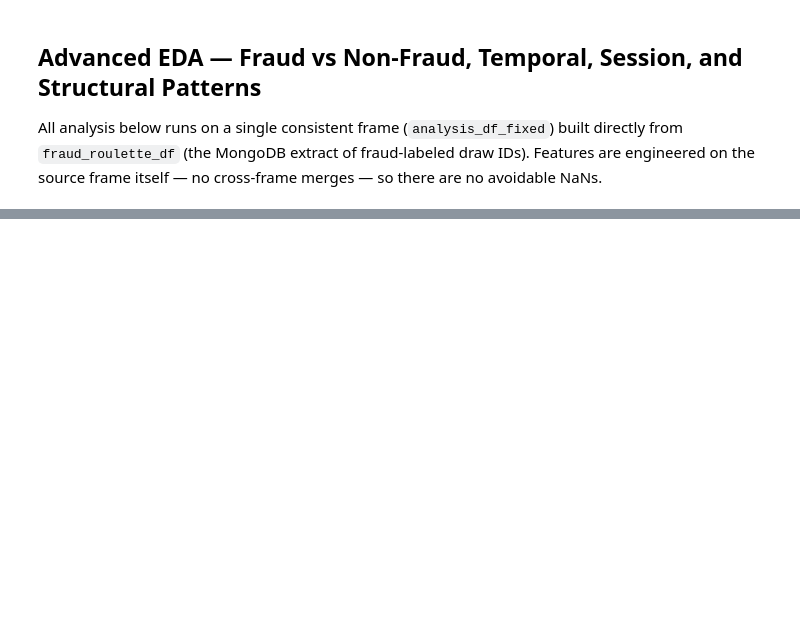
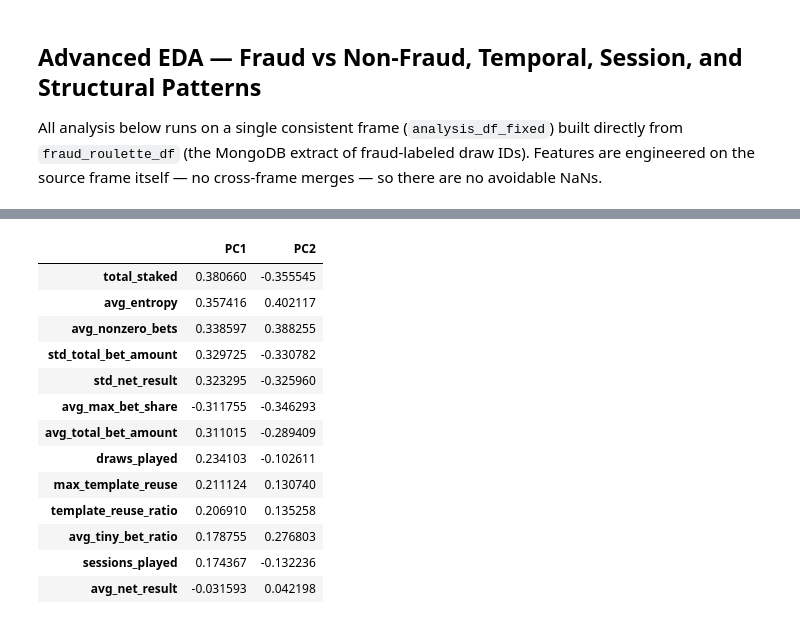
Before and after one commit to AyushDubeyaquagaming/Fraud-Detection, a Jupyter notebook: notebook/fraud_eda.ipynb, the cells around one changed output, grey strips where cells are left out. Saved outputs shown, nothing was run; the diff lists cells and outputs as text; code cells hidden in the pictures; blank space fills up the shorter version.

```diff
--- a/notebook/fraud_eda.ipynb
+++ b/notebook/fraud_eda.ipynb
@@ -2394,0 +3302,54 @@ else:
+# %%
+# What do the scatter plot axes actually mean?
+# PCA loadings tell us which features drive each axis.
+
+loadings = pd.DataFrame(
+    pca.components_.T,
+    index=numeric_player_style_cols,
+    columns=["PC1", "PC2"],
+)
+loadings["abs_PC1"] = loadings["PC1"].abs()
+loadings["abs_PC2"] = loadings["PC2"].abs()
+
+print("=" * 80)
+print("PCA AXIS INTERPRETATION (for CTO)")
+print("=" * 80)
+print(f"PC1 explains {pca.explained_variance_ratio_[0]:.1%} of variance")
+print(f"PC2 explains {pca.explained_variance_ratio_[1]:.1%} of variance")
+print(f"Together they capture {sum(pca.explained_variance_ratio_):.1%} of total player-style variation")
+print()
+
+print("X-AXIS (PC1) — top drivers:")
+for _, r in loadings.sort_values("abs_PC1", ascending=False).head(5).iterrows():
+    direction = "→ right" if r["PC1"] > 0 else "← left"
+    print(f"  {r.name:30s}  loading={r['PC1']:+.3f}  ({direction})")
+
+print()
+print("Y-AXIS (PC2) — top drivers:")
+for _, r in loadings.sort_values("abs_PC2", ascending=False).head(5).iterrows():
+    direction = "↑ up" if r["PC2"] > 0 else "↓ down"
+    print(f"  {r.name:30s}  loading={r['PC2']:+.3f}  ({direction})")
+
+print()
+print("─" * 80)
+print("PLAIN ENGLISH FOR CTO:")
+print("─" * 80)
+
+pc1_top = loadings.sort_values("abs_PC1", ascending=False).head(3)
+pc2_top = loadings.sort_values("abs_PC2", ascending=False).head(3)
+
+pc1_desc = ", ".join(pc1_top.index.tolist())
+pc2_desc = ", ".join(pc2_top.index.tolist())
+
+print(f"  X-axis (PC1): Mainly driven by [{pc1_desc}]")
+print(f"  Y-axis (PC2): Mainly driven by [{pc2_desc}]")
+print()
+print("  In simple terms:")
+print("    → Moving RIGHT on X = higher stakes, more money wagered, more volatile results")
+print("    → Moving UP or DOWN on Y = different betting style (tiny-bet patterns, entropy, bet concentration)")
+print()
+print("  Non-fraud players cluster tightly near the origin = similar, predictable playing style.")
+print("  Fraud players scatter far from center = abnormal, high-stake, high-volatility behaviour.")
+
+display(loadings.sort_values("abs_PC1", ascending=False).drop(columns=["abs_PC1", "abs_PC2"]))
+# %% [output]
@@ -2394,0 +3373,14 @@ else:
+|  | PC1 | PC2 |
+| total_staked | 0.380660 | -0.355545 |
+| avg_entropy | 0.357416 | 0.402117 |
+| avg_nonzero_bets | 0.338597 | 0.388255 |
+| std_total_bet_amount | 0.329725 | -0.330782 |
+| std_net_result | 0.323295 | -0.325960 |
+| avg_max_bet_share | -0.311755 | -0.346293 |
+| avg_total_bet_amount | 0.311015 | -0.289409 |
+| draws_played | 0.234103 | -0.102611 |
+| max_template_reuse | 0.211124 | 0.130740 |
+| template_reuse_ratio | 0.206910 | 0.135258 |
+| avg_tiny_bet_ratio | 0.178755 | 0.276803 |
+| sessions_played | 0.174367 | -0.132236 |
+| avg_net_result | -0.031593 | 0.042198 |
```
Also changed, not shown: parts of 16 cells of this notebook, 2 other files.
